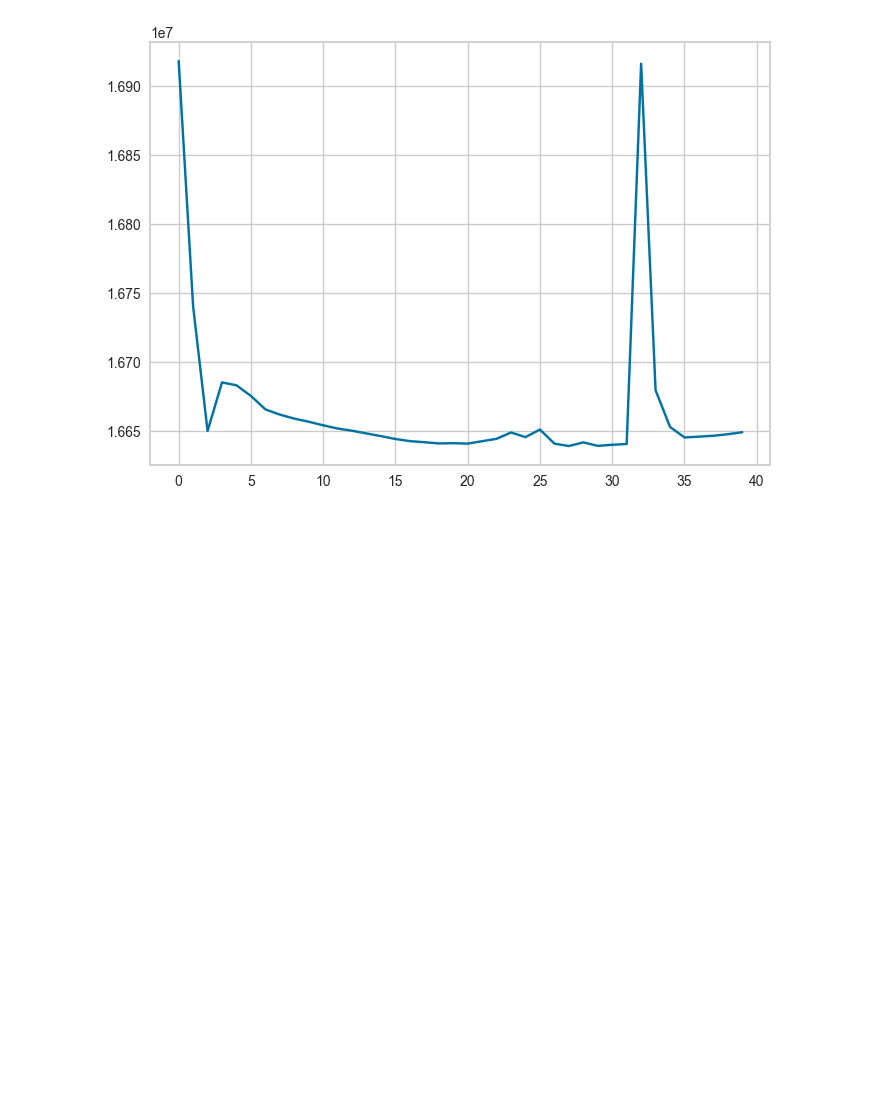
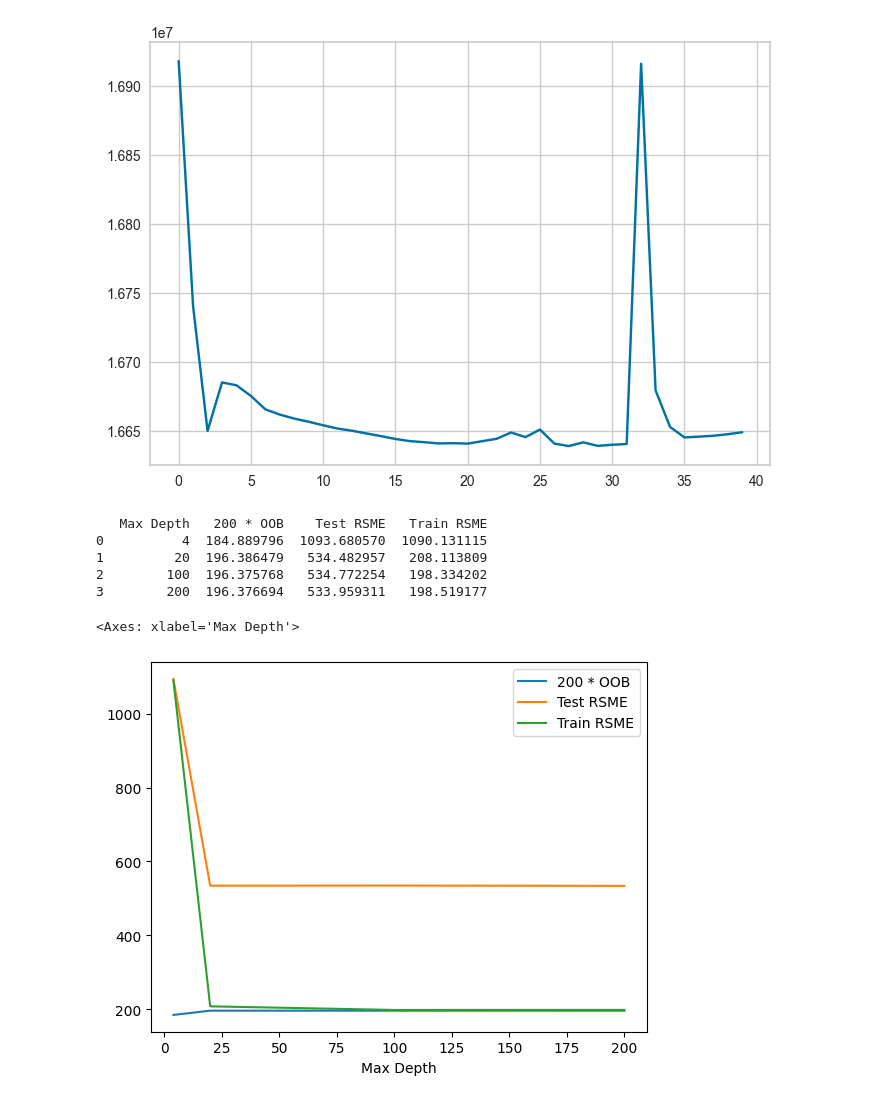
Before and after one commit to thewrigman/Diamond-characteristics-ece219, a Jupyter notebook: src/mlpscratch.ipynb, the cells around one changed output. Drawn from its saved outputs; the diff is of its cells as text; code cells hidden in the pictures; blank space fills up the shorter version.

```diff
--- a/src/mlpscratch.ipynb
+++ b/src/mlpscratch.ipynb
@@ -150,3 +150,20 @@ plt.show()
 MSE: 16639192.00
 RMSE: 4079.12
 [figure]
+# %%
+import pandas as pd
+
+df = pd.read_csv('temptable.csv')
+
+print(df)
+# %% [output]
+   Max Depth   200 * OOB    Test RSME   Train RSME
+0          4  184.889796  1093.680570  1090.131115
+1         20  196.386479   534.482957   208.113809
+2        100  196.375768   534.772254   198.334202
+3        200  196.376694   533.959311   198.519177
+# %%
+df.plot('Max Depth')
+# %% [output]
+<Axes: xlabel='Max Depth'>
+[figure, added]
```
Also changed, not shown: 15 other files.
